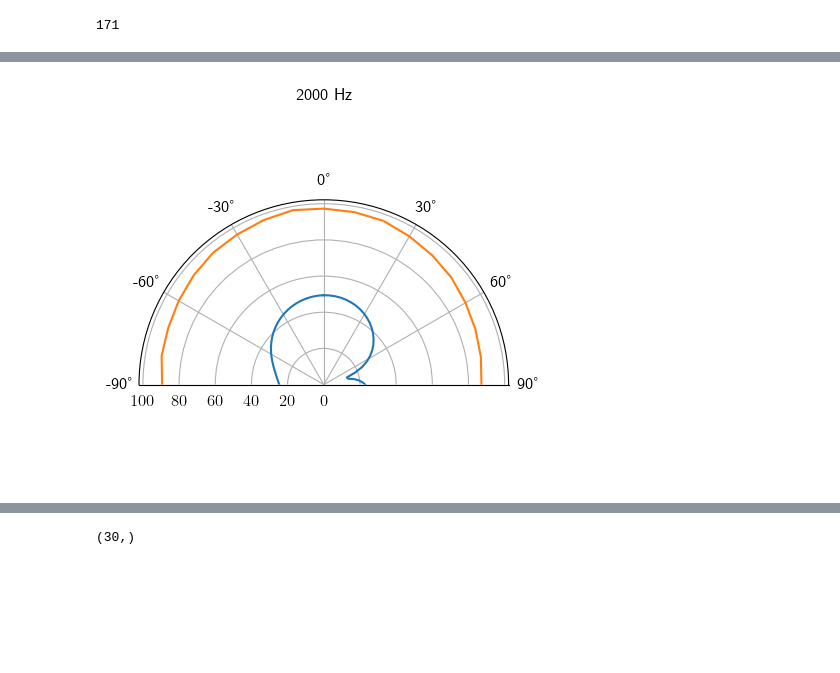
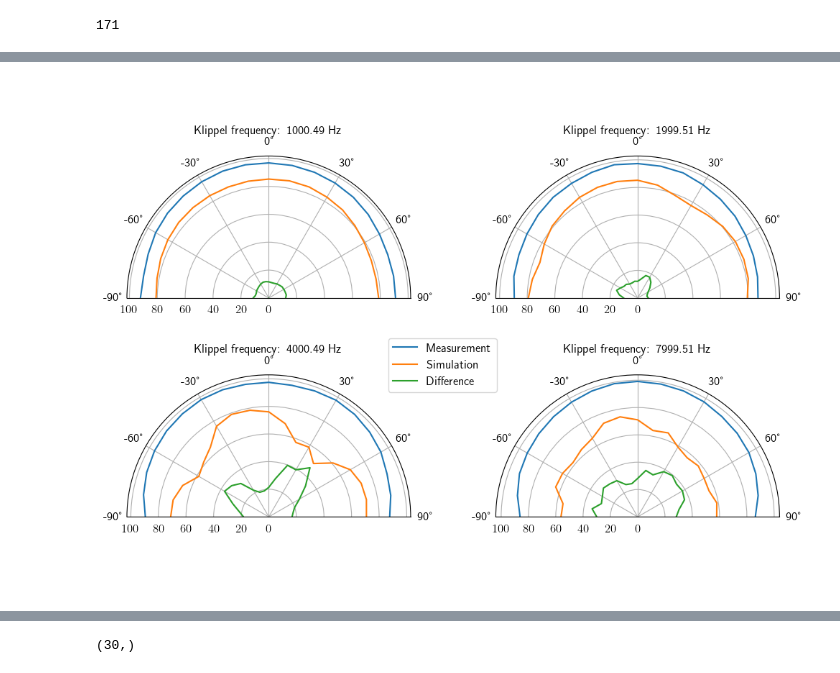
Before and after one commit to 1ieng2en/3d_beamforming, a Jupyter notebook: 3dbf_app_simulation.ipynb, the cells around one changed output, grey strips where cells are left out. Saved outputs shown, nothing was run; the diff lists cells and outputs as text; code cells hidden in the pictures; blank space fills up the shorter version.

```diff
--- a/3dbf_app_simulation.ipynb
+++ b/3dbf_app_simulation.ipynb
@@ -821,12 +841,3 @@ edge_points = loaded_data['edge_points']
-# %%
-# read the calculated data from npz file
-# Load the data
-data = np.load(f'CalculateDatas/Gradients/{recording_name}.npz',
-               allow_pickle=True)
-gradients_adj_dict = data['gradients_adj_dict'].item()
-pms_dict = data['pms_dict'].item()
-freq_list = data['freq_list']
-edge_points = data['edge_points']
 # %%
 # list the content of the npz data file
 
@@ -910,3 +936,14 @@ cir_bode.shape
+# %%
+# load the data from joblib file
+from joblib import dump, load
+
+# Load from disk
+loaded_data = load(f'CalculateDatas/Gradients/{recording_name}_rep.joblib')
+
+# Access your data
+cir_bode = loaded_data['cir_bode']
+re_p_mic_dict_cir = loaded_data['re_p_mic_dict_cir']
+cir_theta = loaded_data['cir_theta']
 # %%
 import numpy as np
 
@@ -945,15 +982,17 @@ import matplotlib.pyplot as plt
 import numpy as np
 
 # plot the polar plot
-freq = 2000
+freq = 4000
 freq_index = np.argmin(np.abs(freq_list - freq))
 
 freq_adam_index = np.argmin(np.abs(frequency - freq))
 # create the theta for the polar plot
-# theta is in a squence as "0"		"10°"		"-10°"		"20°"		"-20°"		"30°"		"-30°"		"40°"		"-40°"		"50°"		"-50°"		"60°"		"-60°"		"70°"		"-70°"		"80°"		"-80°"		"90°"		"-90°"		"100°"		"-100°"		"110°"		"-110°"		"120°"		"-120°"		"130°"		"-130°"		"140°"		"-140°"		"150°"		"-150°"		"160°"		"-160°"		"170°"		"-170°"		"180°"
+# theta stored as the sequence as below:
 adam_theta = np.array([0, 10, -10, 20, -20, 30, -30, 40, -40, 50, -50, 60, -60, 70, -70, 80, -80, 90, -90, 100, -100, 110, -110, 120, -120, 130, -130, 140, -140, 150, -150, 160, -160, 170, -170, 180])
 # convert the theta to radian
 adam_theta = np.radians(adam_theta)
+
+cirfreq_list = np.array([1000, 2000, 4000, 8000])
 
 sorted_indices = np.argsort(adam_theta)
 
@@ -961,19 +1000,65 @@ sorted_indices = np.argsort(adam_theta)
 sorted_theta = adam_theta[sorted_indices]
 sorted_spl_data = spl_data_np[:, sorted_indices]
 
-db_cir_bode = BF_analysis.dbspl(cir_bode[freq_index, :])
+#db_cir_bode = BF_analysis.dbspl(cir_bode[freq_index, :])
 #sorted_spl_data = sorted_spl_data/np.max(sorted_spl_data)*np.max(db_cir_bode)
 
-fig, ax = plt.subplots(subplot_kw={'projection': 'polar'})
-ax.plot(cir_theta, db_cir_bode)
-ax.plot(sorted_theta, sorted_spl_data[freq_adam_index, :])
-#ax.set_rmax(0)
-#ax.set_rmin(-30)
-ax.set_theta_zero_location('N')
-ax.set_theta_direction(-1)
-# set the theta range from -90 to 90
-ax.set_thetamin(-90)
-ax.set_thetamax(90)
-ax.set_title(f'{freq} Hz')
+# 确定cir_theta中最接近adam_theta的索引
+#closest_indices = np.array([np.argmin(np.abs(cir_theta - np.pi - theta)) for theta in sorted_theta])
+
+# 使用这些索引从db_cir_bode提取数据
+#db_cir_bode_aligned = db_cir_bode[closest_indices]
+
+# 确定子图布局
+n_freqs = len(cirfreq_list)
+n_cols = 2  # 例如，每行显示3个子图
+n_rows = (n_freqs + n_cols - 1) // n_cols  # 确保有足够的行来显示所有频率
+
+fig, axs = plt.subplots(n_rows, n_cols, subplot_kw={'projection': 'polar'}, figsize=(n_cols*5, n_rows*5))
+fig.tight_layout(pad = 1.0)
+
+# 如果只有一个行列，将axs转换为二维数组方便迭代
+if n_freqs == 1:
+    axs = np.array([[axs]])
+
+# 迭代freq_list中的每个频率，创建相应的子图
+for i, freq in enumerate(cirfreq_list):
+    row, col = divmod(i, n_cols)
+    ax = axs[row, col]
+
+    freq_index = np.argmin(np.abs(freq_list - freq))+1
+    freq_adam_index = np.argmin(np.abs(frequency - freq))
+
+    db_cir_bode = BF_analysis.dbspl(cir_bode[freq_index, :])
+    closest_indices = np.array([np.argmin(np.abs(cir_theta - np.pi - theta)) for theta in sorted_theta])
+    db_cir_bode_aligned = db_cir_bode[closest_indices]
+
+    # 绘制数据
+    ax.plot(sorted_theta, sorted_spl_data[freq_adam_index, :], label='Measurement')
+    ax.plot(sorted_theta, db_cir_bode_aligned, label='Simulation')
+    difference = sorted_spl_data[freq_adam_index, :] - db_cir_bode_aligned
+    ax.plot(sorted_theta, np.abs(difference), label='Difference')
+    # set a angle limit
+    ax.set_thetamin(-90)
+    ax.set_thetamax(90)
+
+    ax.set_theta_zero_location('N')
+    ax.set_theta_direction(-1)
+    # set the title with location at the top-1
+    ax.set_title(f'Klippel frequency: {frequency[freq_adam_index]} Hz',
+                 loc = 'center',
+                 pad = -50)
+    print(f'Simulation frequency: {freq_list[freq_index]} Hz')
+    # make the subplot close to each other
+    plt.subplots_adjust(wspace=0.3, hspace=-0.5)
+    # adjust the title location
+
+
+
+ax.legend(loc='upper left', bbox_to_anchor=(-0.4,0.9))
+
 plt.show()
+
+# caption of the plot
+# The plot is the comparison of the Bode plot from the simulation and the measured data from the ADAM A5x speaker.
 # %% [output]
@@ -980 +1069 @@ plt.show()
-[figure, old version]
+[figure, new version]
```
Also changed, not shown: parts of 50 cells of this notebook, 5 other files.
